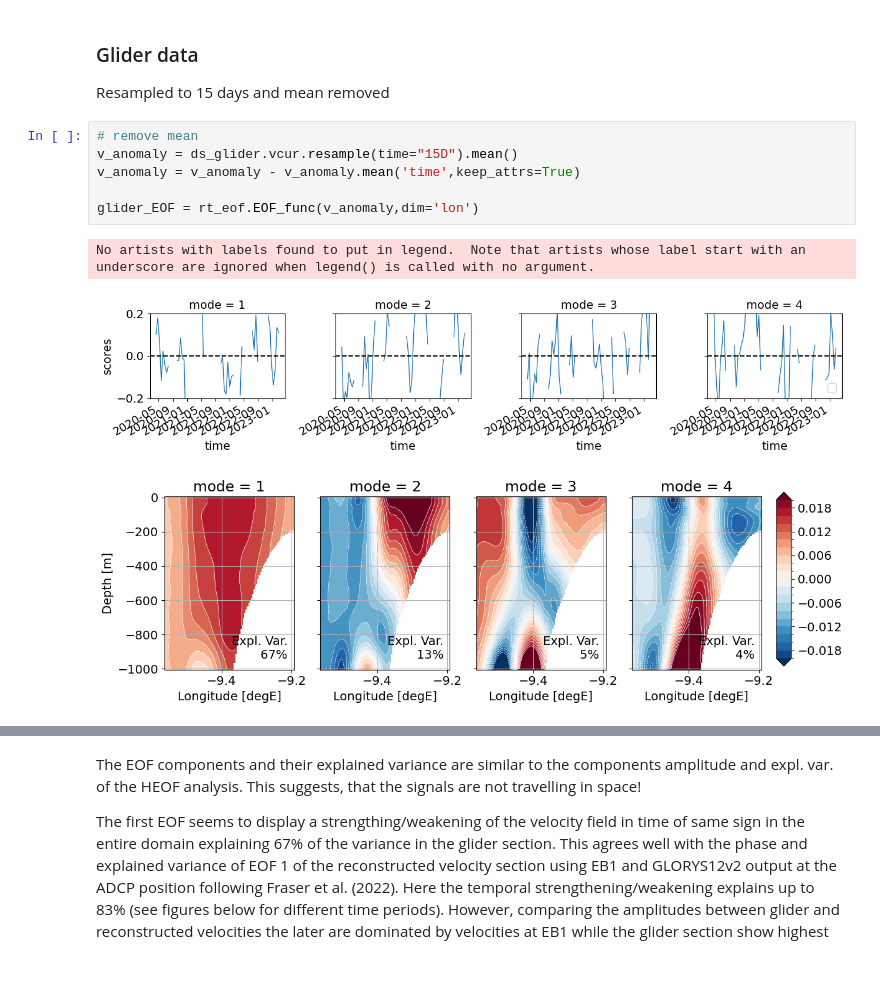
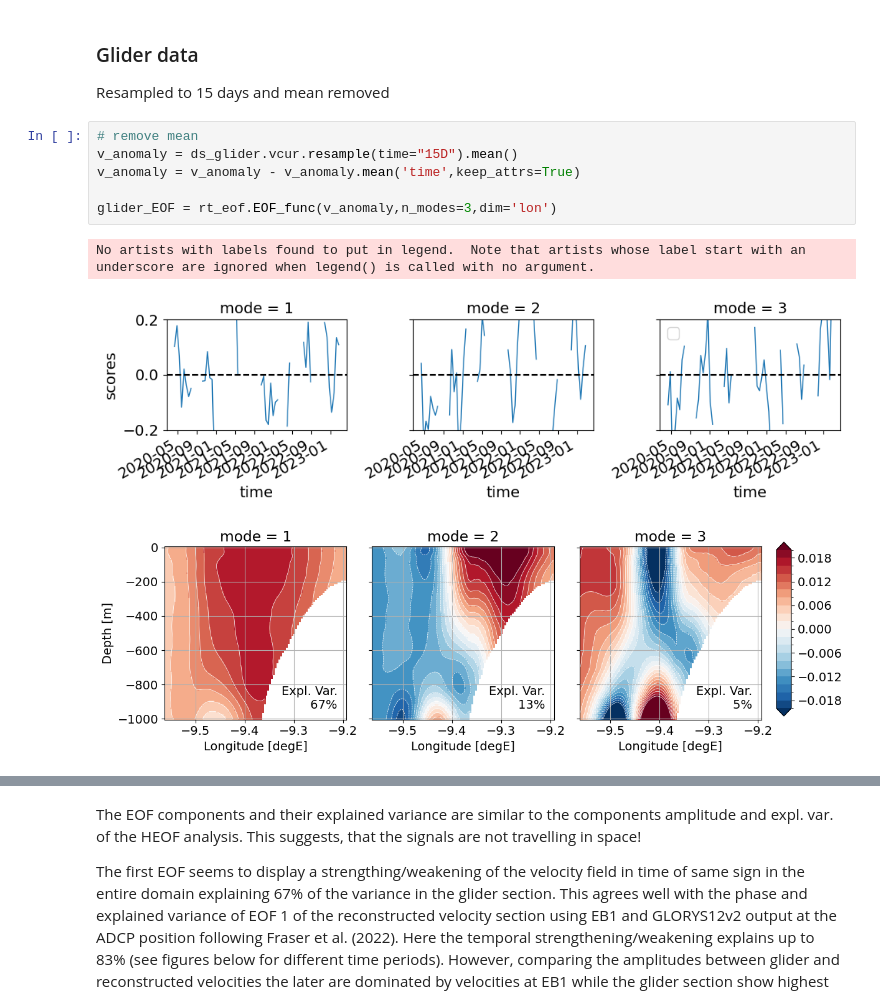
Before and after one commit to ScotMarPhys/Rockall_Trough_Transports, a Jupyter notebook: notebooks/2.0_Rockall_Trough_glider_EW_EOF_2020_2023.ipynb, the cells around one changed output, grey strips where cells are left out. Drawn from its saved outputs; the diff is of its cells as text; blank space fills up the shorter version.

Commit message:
Rerun for EOF plot with one 3 EOFs

```diff
--- a/notebooks/2.0_Rockall_Trough_glider_EW_EOF_2020_2023.ipynb
+++ b/notebooks/2.0_Rockall_Trough_glider_EW_EOF_2020_2023.ipynb
@@ -263,11 +263,11 @@ Resampled to 15 days and mean removed
 # %%
 # remove mean
 v_anomaly = ds_glider.vcur.resample(time="15D").mean()
 v_anomaly = v_anomaly - v_anomaly.mean('time',keep_attrs=True)
 
-glider_EOF = rt_eof.EOF_func(v_anomaly,dim='lon')
+glider_EOF = rt_eof.EOF_func(v_anomaly,n_modes=3,dim='lon')
 # %% [output]
 No artists with labels found to put in legend.  Note that artists whose label start with an underscore are ignored when legend() is called with no argument.
-[figure, old version]
+[figure, new version]
-[figure, old version]
+[figure, new version]
 # %%
```
Also changed, not shown: parts of 1 cell of this notebook.
